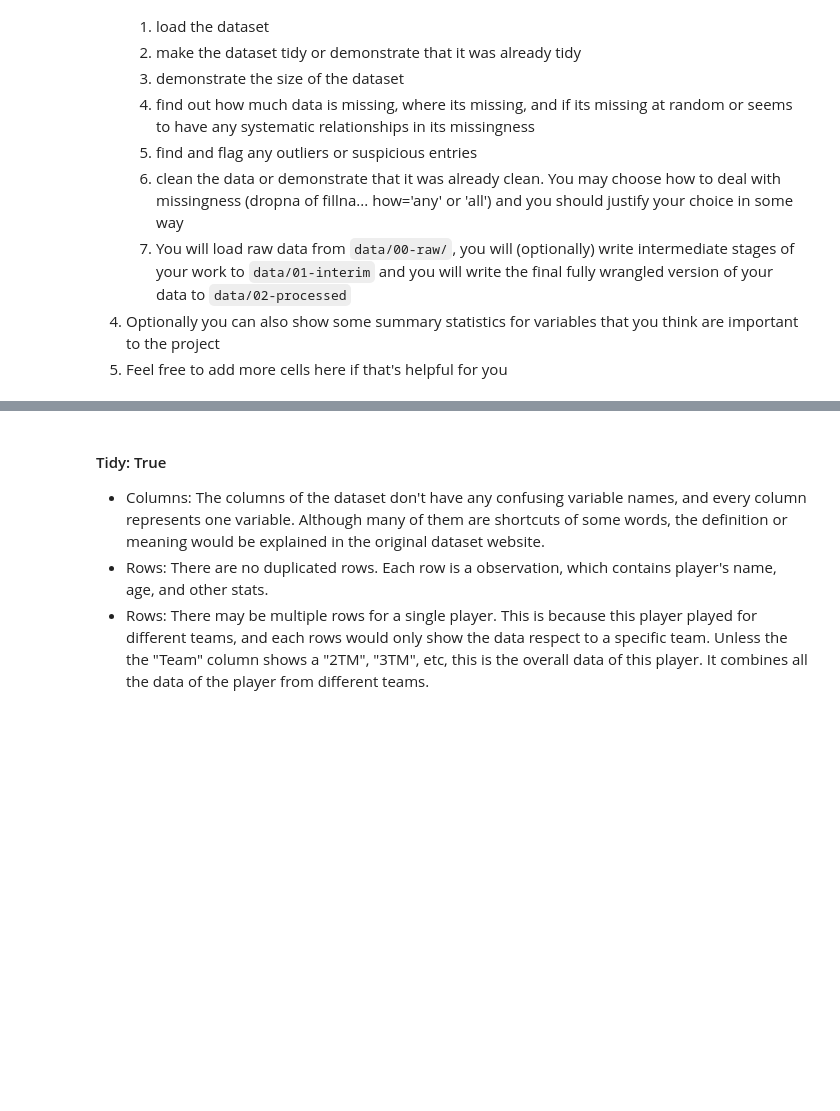
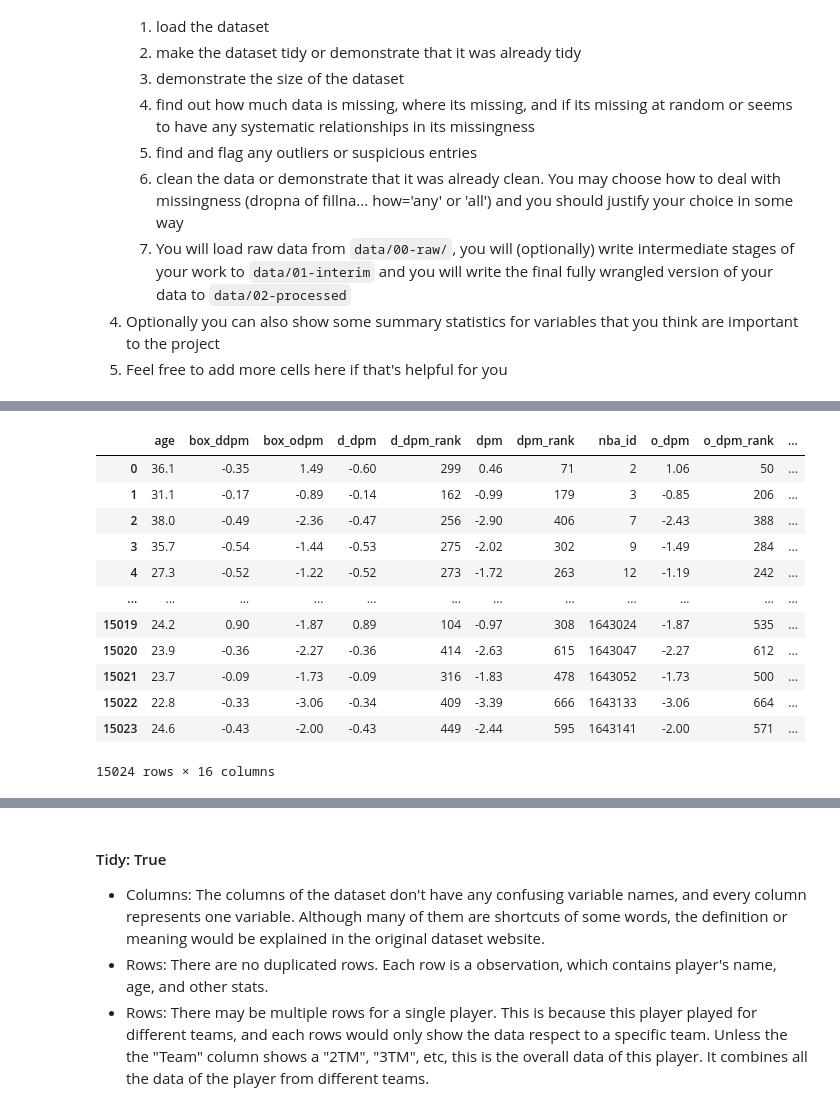
Before and after one commit to COGS108/Group135_WI26, a Jupyter notebook: 01-DataCheckpoint.ipynb, the cells around one changed output, grey strips where cells are left out. Drawn from its saved outputs; the diff is of its cells as text; code cells hidden in the pictures; blank space fills up the shorter version.

```diff
--- a/01-DataCheckpoint.ipynb
+++ b/01-DataCheckpoint.ipynb
@@ -150,0 +234,19 @@ Please note that you can always keep adding more datasets in the future if these
+# %%
+darko=pd.read_json("data/00-raw/darko_raw.json")
+#check notebook read_json_datasets.ipynb in data/00-raw
+#find cleaned darko in data/01-interim
+darko
+# %% [output]
+|  | age | box_ddpm | box_odpm | d_dpm | d_dpm_rank | dpm | dpm_rank | nba_id | o_dpm | o_dpm_rank | ... |
+| 0 | 36.1 | -0.35 | 1.49 | -0.60 | 299 | 0.46 | 71 | 2 | 1.06 | 50 | ... |
+| 1 | 31.1 | -0.17 | -0.89 | -0.14 | 162 | -0.99 | 179 | 3 | -0.85 | 206 | ... |
+| 2 | 38.0 | -0.49 | -2.36 | -0.47 | 256 | -2.90 | 406 | 7 | -2.43 | 388 | ... |
+| 3 | 35.7 | -0.54 | -1.44 | -0.53 | 275 | -2.02 | 302 | 9 | -1.49 | 284 | ... |
+| 4 | 27.3 | -0.52 | -1.22 | -0.52 | 273 | -1.72 | 263 | 12 | -1.19 | 242 | ... |
+| ... | ... | ... | ... | ... | ... | ... | ... | ... | ... | ... | ... |
+| 15019 | 24.2 | 0.90 | -1.87 | 0.89 | 104 | -0.97 | 308 | 1643024 | -1.87 | 535 | ... |
+| 15020 | 23.9 | -0.36 | -2.27 | -0.36 | 414 | -2.63 | 615 | 1643047 | -2.27 | 612 | ... |
+| 15021 | 23.7 | -0.09 | -1.73 | -0.09 | 316 | -1.83 | 478 | 1643052 | -1.73 | 500 | ... |
+| 15022 | 22.8 | -0.33 | -3.06 | -0.34 | 409 | -3.39 | 666 | 1643133 | -3.06 | 664 | ... |
+| 15023 | 24.6 | -0.43 | -2.00 | -0.43 | 449 | -2.44 | 595 | 1643141 | -2.00 | 571 | ... |
+15024 rows × 16 columns
```
Also changed, not shown: parts of 35 cells of this notebook, 1 other file.
